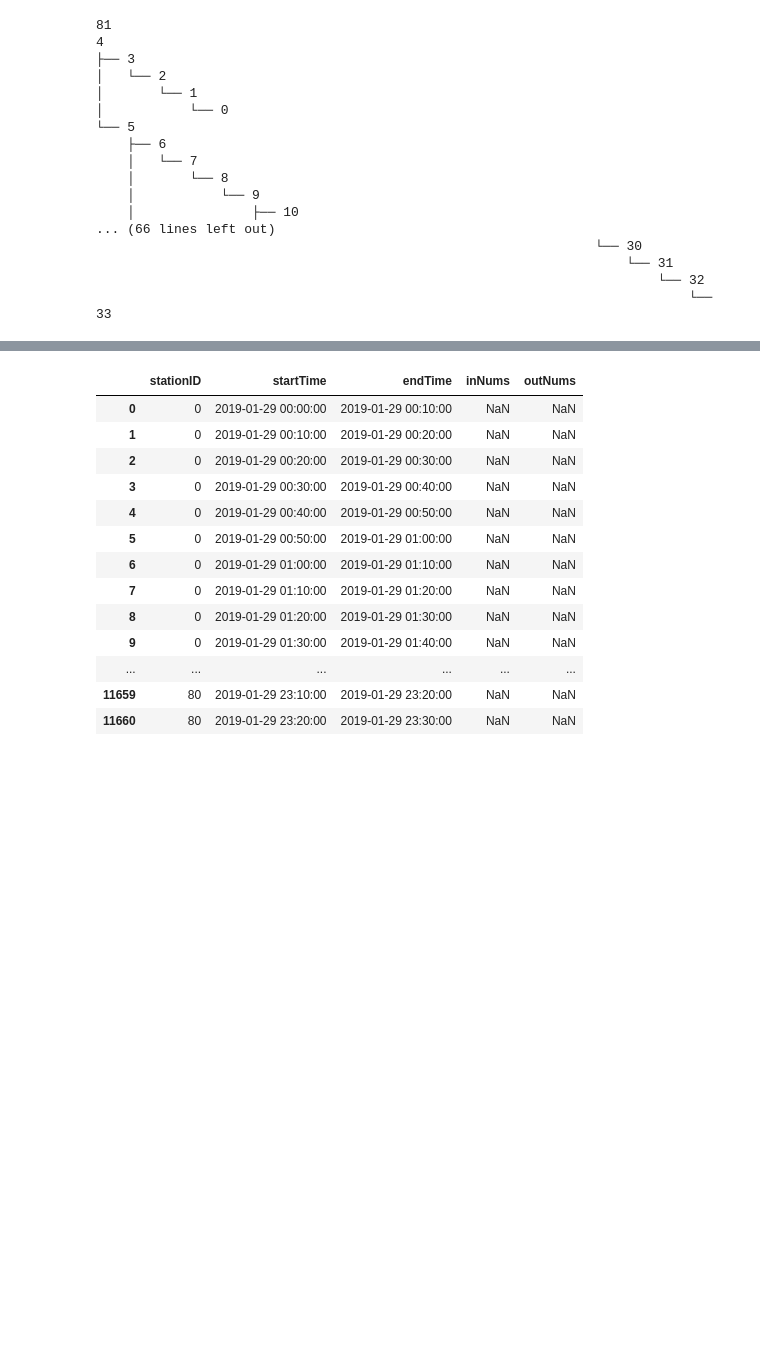
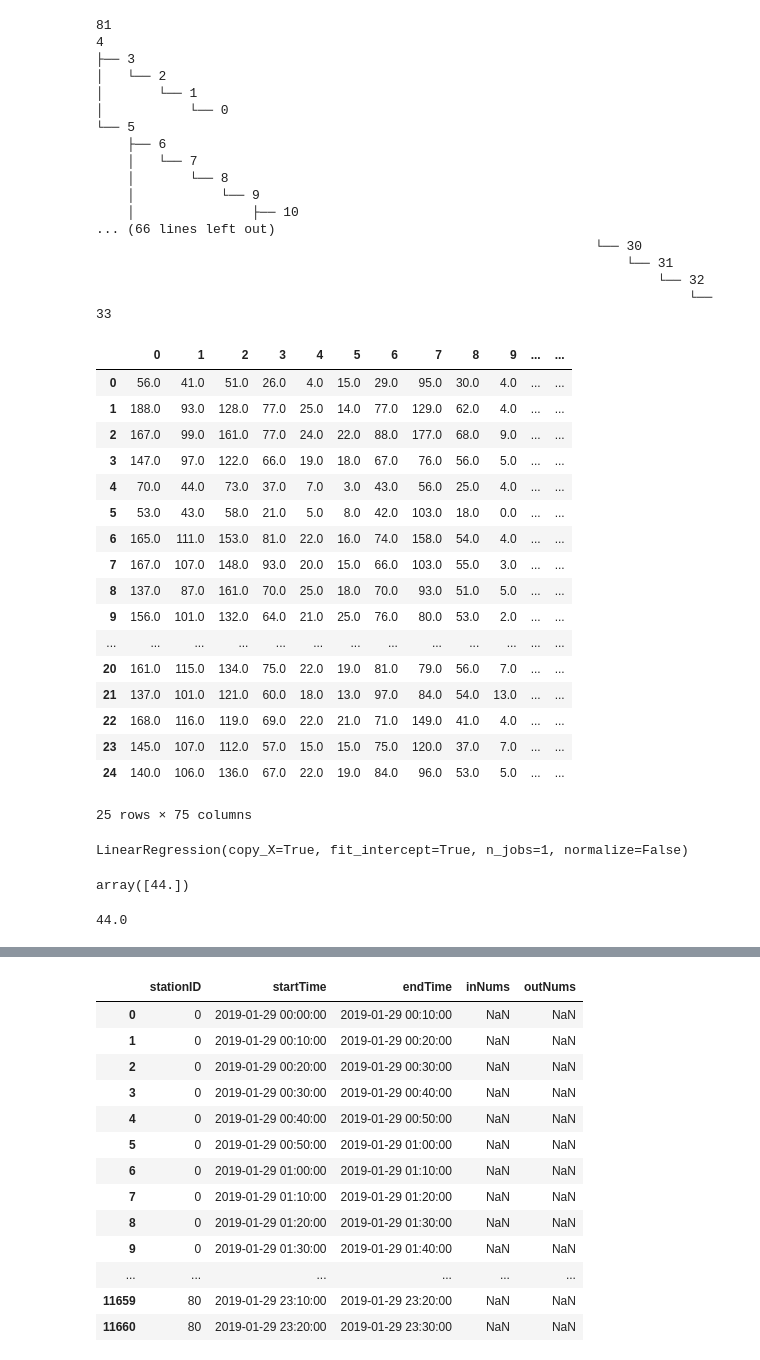
Before and after one commit to carl-3070/subway_rider_predict, a Jupyter notebook: subway_rider_predict.ipynb, the cells around one changed output, grey strips where cells are left out. Saved outputs shown, nothing was run; the diff lists cells and outputs as text; code cells hidden in the pictures; blank space fills up the shorter version.

```diff
--- a/subway_rider_predict.ipynb
+++ b/subway_rider_predict.ipynb
@@ -116,0 +137,9 @@ def predict_values(values, future_periods = 90):
+# %%
+in_pred_df = pd.DataFrame(columns=range(81))
+for i in range(81):
+    pred = predict( in_num_pd['81'], in_num_pd[i], 4*144)
+    in_pred_df[i] = pred
+out_pred_df = pd.DataFrame(columns=range(81))
+for i in range(81):
+    pred = predict( out_num_pd['81'], out_num_pd[i], 4*144)
+    out_pred_df[i] = pred
@@ -137,6 +173,7 @@ def BFS(node0):
                 queue.append(w)
     return order
 # %%
+#构建站点树，以某个站点为根节点，广度搜索遍历图，构造多叉树
 class stationTree():
     def __init__(self,start_station, maxDeep, mapArray):
         self.stationTree = Tree()
@@ -157,6 +194,20 @@ class stationTree():
                     queue.append(i)
                     self.total.append(i)
                     self.stationTree.create_node(i, i, parent=v)
+    def creat_train_data(self, in_df, out_df, time_point):
+        train_x = []
+        train_y = []
+        for day in range(25):
+            feature_row = []
+            now_index = day*144+time_point
+            for s_id in self.total[1:]:
+                forward_index = now_index - int(self.stationTree.level(s_id)/2)
+                #print(forward_index)
+                if forward_index >= day*144+33:
+                    feature_row.append(in_df.iloc[forward_index, s_id])
+            train_x.append(feature_row)
+            train_y.append(out_df.iloc[now_index, self.start_station])
+        return train_data, train_y
 # %%
 roadMap = pd.read_csv('E://天池竞赛/杭州地铁乘客流量/Metro_roadMap.csv', index_col=0)
 mapArray = roadMap.values
@@ -187,0 +237,30 @@ import statsmodels.formula.api as smf
+# %%
+#7:00 ->42
+train_data_42, train_y_42 = s_tree.creat_train_data(in_num_pd,out_num_pd, 42)
+train_data_42_df = pd.DataFrame(train_data_42)
+# %%
+train_data_42_df
+# %% [output]
+|  | 0 | 1 | 2 | 3 | 4 | 5 | 6 | 7 | 8 | 9 | ... | ... |
+| 0 | 56.0 | 41.0 | 51.0 | 26.0 | 4.0 | 15.0 | 29.0 | 95.0 | 30.0 | 4.0 | ... | ... |
+| 1 | 188.0 | 93.0 | 128.0 | 77.0 | 25.0 | 14.0 | 77.0 | 129.0 | 62.0 | 4.0 | ... | ... |
+| 2 | 167.0 | 99.0 | 161.0 | 77.0 | 24.0 | 22.0 | 88.0 | 177.0 | 68.0 | 9.0 | ... | ... |
+| 3 | 147.0 | 97.0 | 122.0 | 66.0 | 19.0 | 18.0 | 67.0 | 76.0 | 56.0 | 5.0 | ... | ... |
+| 4 | 70.0 | 44.0 | 73.0 | 37.0 | 7.0 | 3.0 | 43.0 | 56.0 | 25.0 | 4.0 | ... | ... |
+| 5 | 53.0 | 43.0 | 58.0 | 21.0 | 5.0 | 8.0 | 42.0 | 103.0 | 18.0 | 0.0 | ... | ... |
+| 6 | 165.0 | 111.0 | 153.0 | 81.0 | 22.0 | 16.0 | 74.0 | 158.0 | 54.0 | 4.0 | ... | ... |
+| 7 | 167.0 | 107.0 | 148.0 | 93.0 | 20.0 | 15.0 | 66.0 | 103.0 | 55.0 | 3.0 | ... | ... |
+| 8 | 137.0 | 87.0 | 161.0 | 70.0 | 25.0 | 18.0 | 70.0 | 93.0 | 51.0 | 5.0 | ... | ... |
+| 9 | 156.0 | 101.0 | 132.0 | 64.0 | 21.0 | 25.0 | 76.0 | 80.0 | 53.0 | 2.0 | ... | ... |
+| ... | ... | ... | ... | ... | ... | ... | ... | ... | ... | ... | ... | ... |
+| 20 | 161.0 | 115.0 | 134.0 | 75.0 | 22.0 | 19.0 | 81.0 | 79.0 | 56.0 | 7.0 | ... | ... |
+| 21 | 137.0 | 101.0 | 121.0 | 60.0 | 18.0 | 13.0 | 97.0 | 84.0 | 54.0 | 13.0 | ... | ... |
+| 22 | 168.0 | 116.0 | 119.0 | 69.0 | 22.0 | 21.0 | 71.0 | 149.0 | 41.0 | 4.0 | ... | ... |
+| 23 | 145.0 | 107.0 | 112.0 | 57.0 | 15.0 | 15.0 | 75.0 | 120.0 | 37.0 | 7.0 | ... | ... |
+| 24 | 140.0 | 106.0 | 136.0 | 67.0 | 22.0 | 19.0 | 84.0 | 96.0 | 53.0 | 5.0 | ... | ... |
+25 rows × 75 columns
+# %%
+lr = LinearRegression()
+lr.fit(train_data_42,train_y_42)
+# %% [output]
+LinearRegression(copy_X=True, fit_intercept=True, n_jobs=1, normalize=False)
@@ -187,0 +269,8 @@ import statsmodels.formula.api as smf
+# %%
+y_hat
+# %% [output]
+array([44.])
+# %%
+train_y[5]
+# %% [output]
+44.0
```
Also changed, not shown: parts of 20 cells of this notebook, 2 other files.
